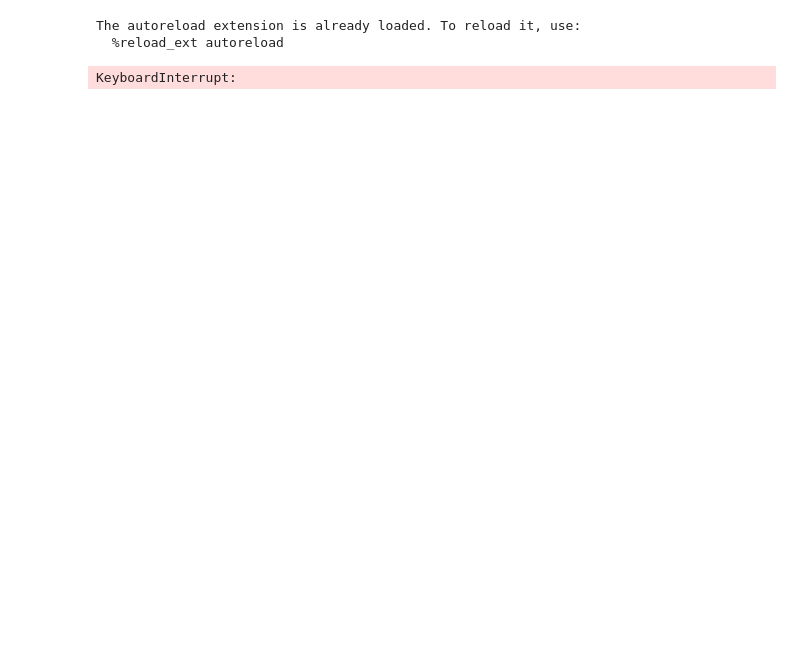
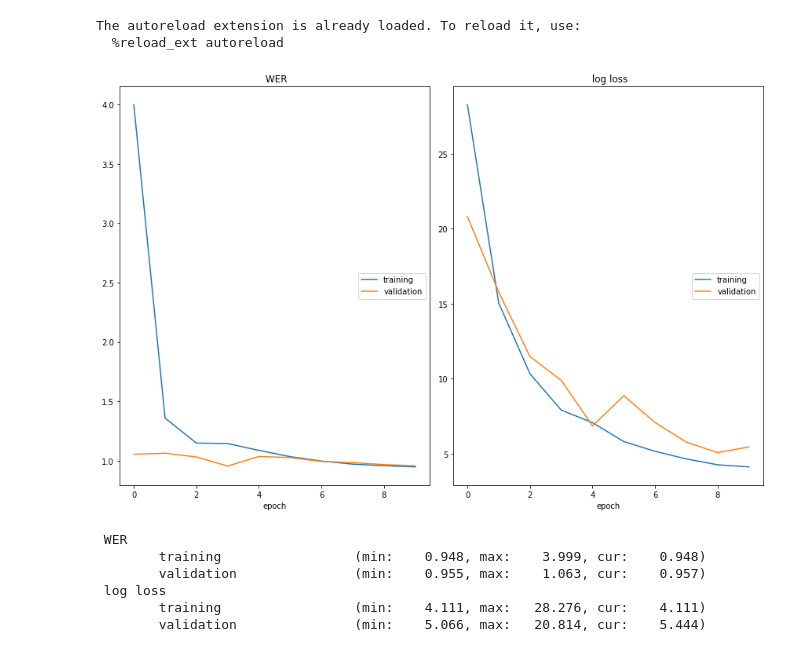
Before and after one commit to discort/chord-recognition, a Jupyter notebook: experiments/experiment6_1.ipynb, the cells around one changed output. Cells and saved outputs as stored; diff of their text form; code cells hidden in the pictures; blank space fills up the shorter version.

Commit message:
added scheduler

```diff
--- a/experiments/experiment6_1.ipynb
+++ b/experiments/experiment6_1.ipynb
@@ -49,7 +49,7 @@ T = 20
 S = 8
 
 #ds = prepare_datasource(('beatles', 'zweieck', 'queen', 'robbie_williams'))
-ds = prepare_datasource(('beatles',))[:30]
+ds = prepare_datasource(('beatles',))[:100]
 cache = HDF5Cache(os.path.join(PROJECT_DIR, 'spectrogram_ann_cache.hdf5'))
 dataset = StackedFrameDataset(
     datasource=ds,
@@ -86,7 +86,7 @@ val_data.dataset.transform = transforms.Compose([
     Rescale(TRAIN_MEAN, TRAIN_STD),
 ])
 # %%
-batch_size = 8
+batch_size = 128
 
 # Split dataset into train/val datasets
 loader_train = DataLoader(
@@ -107,26 +107,40 @@ dataloaders = {
 # %%
 model = deep_harmony()
 if torch.cuda.is_available():
     model.cuda()
 
-learning_rate = 1e-3
+learning_rate = 0.1
 epochs=10
-weight_decay = 1e-4
+weight_decay = 0
 optimizer = optim.Adam(
     model.parameters(),
     lr=learning_rate,
     betas=(0.9, 0.999),
     weight_decay=weight_decay)
+scheduler = optim.lr_scheduler.OneCycleLR(
+    optimizer=optimizer,
+    max_lr=1e-3,
+    steps_per_epoch=len(loader_train),
+    epochs=epochs,
+    anneal_strategy='linear',
+)
 
 solver = Solver(
     model=model,
     optimizer=optimizer,
     dataloaders=dataloaders,
+    scheduler=scheduler,
     trained_model_name="deep_auditory_v2_exp6_1.pth",
     epochs=epochs)
 solver.train()
 # %% [output]
+[figure, added]
-KeyboardInterrupt:
+ WER
+        training                 (min:    0.948, max:    3.999, cur:    0.948)
+        validation               (min:    0.955, max:    1.063, cur:    0.957)
+ log loss
+        training                 (min:    4.111, max:   28.276, cur:    4.111)
+        validation               (min:    5.066, max:   20.814, cur:    5.444)
 # %%
 device = torch.device('cpu')
 
```
Also changed, not shown: 1 other file.
